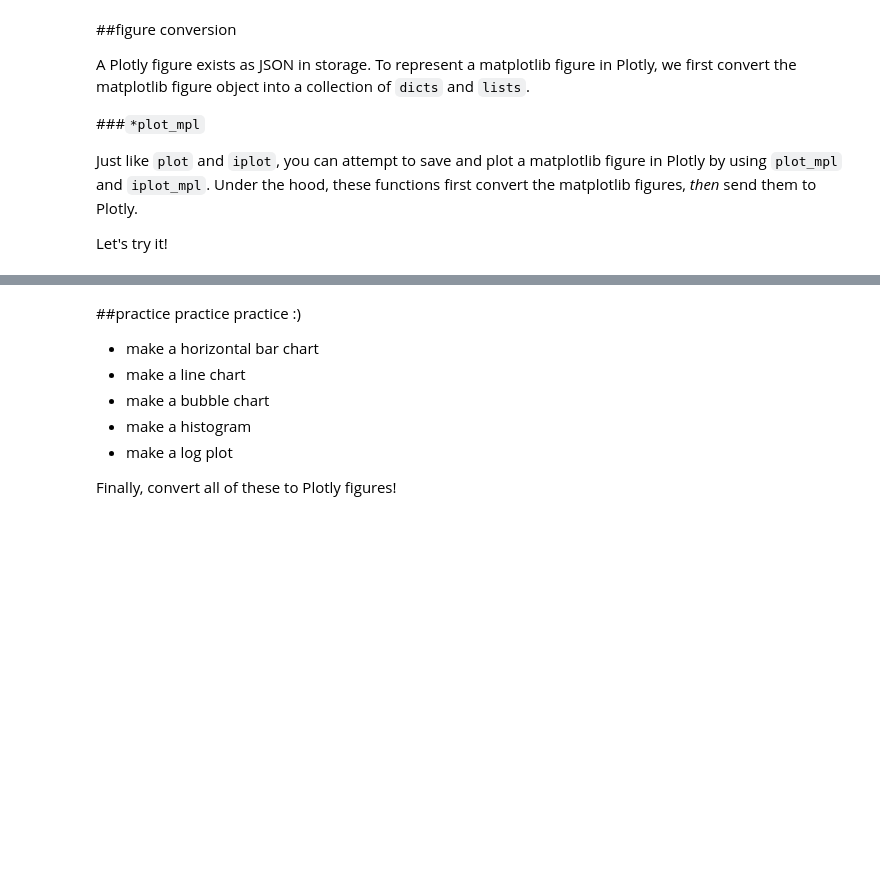
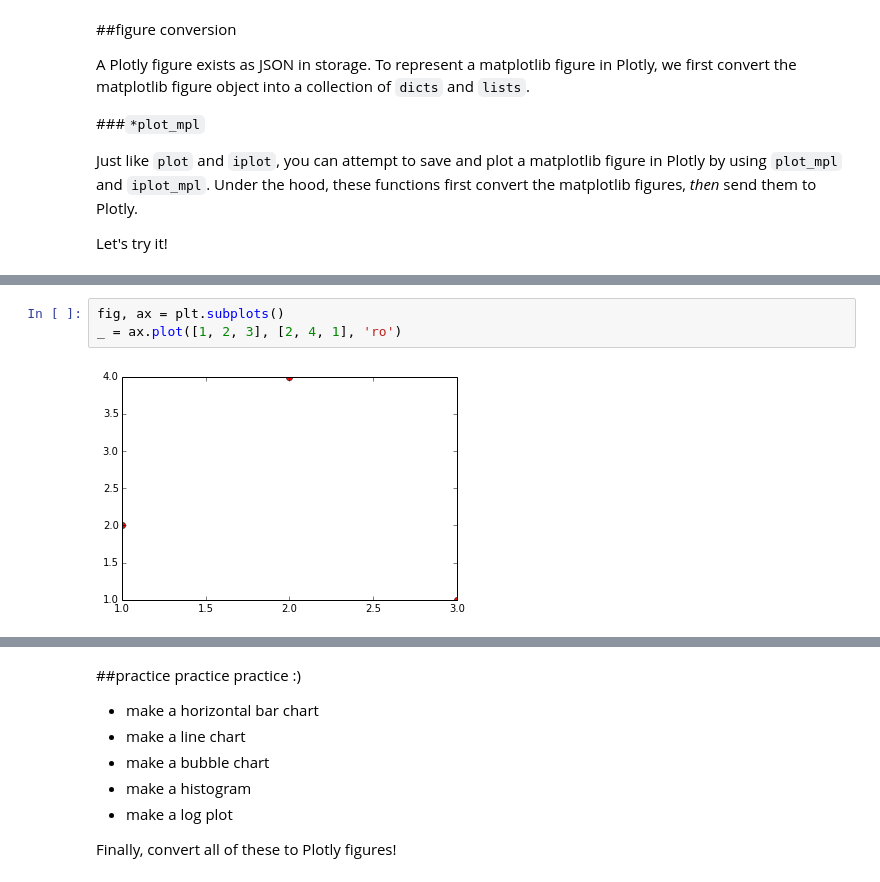
Before and after one commit to sk-rai/Visualizing-in-Python, a Jupyter notebook: 02_intro_to_matplotlib.ipynb, the cells around one changed output, grey strips where cells are left out. Drawn from its saved outputs; the diff is of its cells as text; blank space fills up the shorter version.

```diff
--- a/02_intro_to_matplotlib.ipynb
+++ b/02_intro_to_matplotlib.ipynb
@@ -98,0 +107,5 @@ py.iplot_mpl(fig, filename='pycon_mpl_to_plotly')
+# %%
+fig, ax = plt.subplots()
+_ = ax.plot([1, 2, 3], [2, 4, 1], 'ro')
+# %% [output]
+[figure, added]
```
Also changed, not shown: parts of 3 cells of this notebook.
